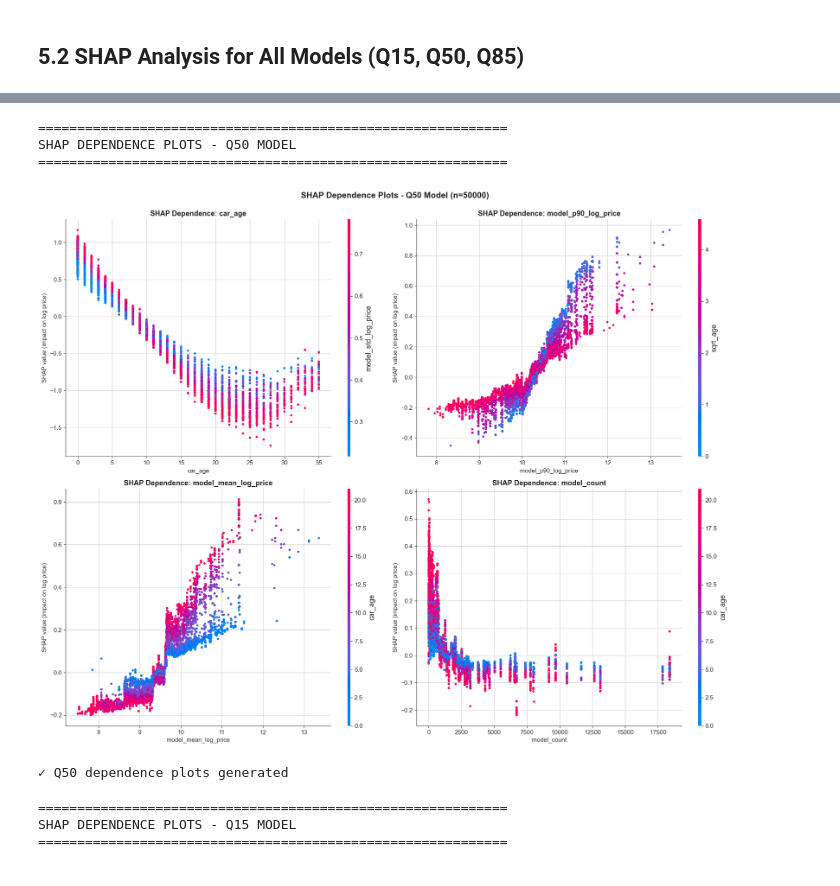
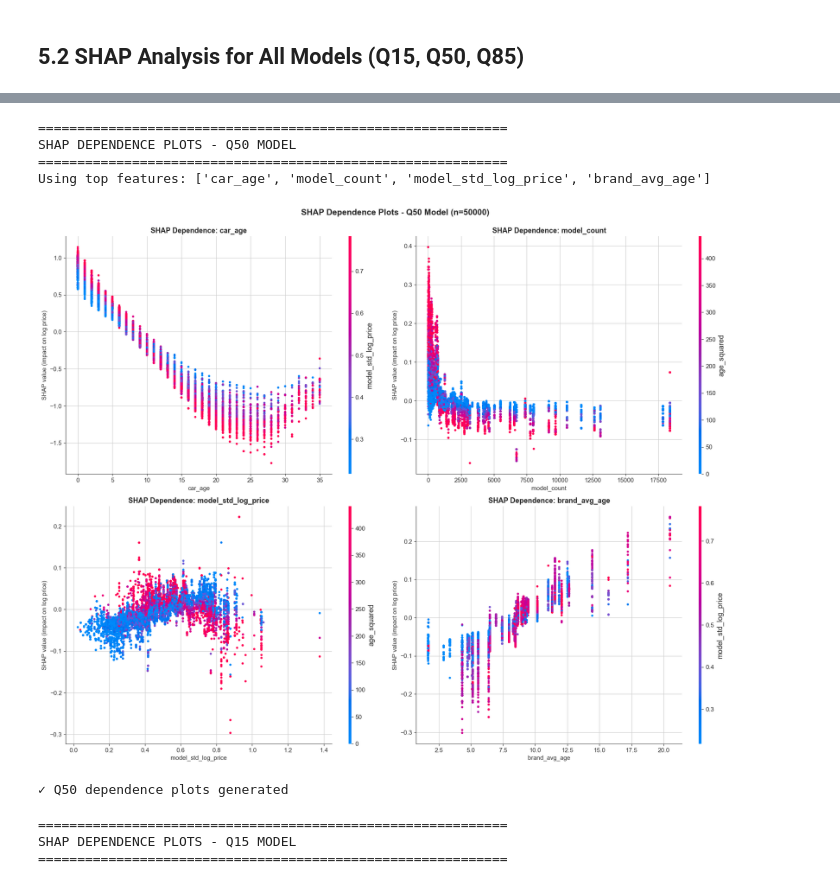
Before and after one commit to brunothefirst/car_price_prediction, a Jupyter notebook: notebooks/06_lean_model_training.ipynb, the cells around one changed output, grey strips where cells are left out. Drawn from its saved outputs; the diff is of its cells as text; code cells hidden in the pictures.

```diff
--- a/notebooks/06_lean_model_training.ipynb
+++ b/notebooks/06_lean_model_training.ipynb
@@ -184,7 +184,7 @@ print("Fitting CarPriceFeatureEngineer on training data...")
 # model_onehot=True  → model converted to OHE dummy columns
 feature_engineer = CarPriceFeatureEngineer(
     current_year=2025,
-    brand_onehot=True,
+    brand_onehot=False,
     model_onehot=False,
 )
 
@@ -345,7 +345,7 @@ lean_features = [
     'model_p75_log_price',
     'model_p90_log_price',
     'model_iqr_log_price',
-] + brand_features
+] #+ brand_features # we do not want to add the one hot encoding vars in the lean model, we expect better performance without
 
 # Check which features are available
 available_features = [f for f in lean_features if f in df_train_full.columns ]
@@ -746,6 +722,17 @@ Calculating SHAP values for Q85 model...
 print("=" * 60)
 print("SHAP DEPENDENCE PLOTS - Q85 MODEL")
 print("=" * 60)
+
+# Ensure top_features exists (use prior feature-importance output when available)
+if 'top_features' not in globals():
+    if 'top_20' in globals() and hasattr(top_20, 'columns') and 'feature' in top_20.columns:
+        top_features = top_20['feature'].head(4).tolist()
+    else:
+        mean_abs_shap = np.abs(shap_values_q85).mean(axis=0)
+        top_idx = np.argsort(mean_abs_shap)[::-1][:4]
+        top_features = X_test_sample.columns[top_idx].tolist()
+
+print(f"Using top features: {top_features}")
 
 fig, axes = plt.subplots(2, 2, figsize=(18, 14))
 axes = axes.ravel()
@@ -780,34 +768,43 @@ SHAP DEPENDENCE PLOTS - Q85 MODEL
 print("=" * 60)
 print("SHAP DEPENDENCE PLOTS - Q50 MODEL")
 print("=" * 60)
+
+# Ensure top_features exists if this cell is run independently
+if 'top_features' not in globals():
+    mean_abs_shap_q50 = np.abs(shap_values_q50).mean(axis=0)
+    top_features_idx = np.argsort(mean_abs_shap_q50)[-4:][::-1]
+    top_features = [X_test_sample.columns[i] for i in top_features_idx]
+
+print(f"Using top features: {top_features}")
 
 fig, axes = plt.subplots(2, 2, figsize=(18, 14))
 axes = axes.ravel()
 
 for idx, feature in enumerate(top_features):
     plt.sca(axes[idx])
     shap.dependence_plot(
         feature,
         shap_values_q50,
         X_test_sample,
         show=False,
         ax=axes[idx]
     )
     axes[idx].set_title(f'SHAP Dependence: {feature}', fontsize=13, fontweight='bold')
     axes[idx].set_xlabel(feature, fontsize=11)
     axes[idx].set_ylabel('SHAP value (impact on log price)', fontsize=11)
 
 plt.suptitle(f'SHAP Dependence Plots - Q50 Model (n={sample_size})',
              fontsize=15, fontweight='bold', y=0.998)
 plt.tight_layout()
 plt.show()
 
 print("\n✓ Q50 dependence plots generated")
 # %% [output]
 ============================================================
 SHAP DEPENDENCE PLOTS - Q50 MODEL
 ============================================================
+Using top features: ['car_age', 'model_count', 'model_std_log_price', 'brand_avg_age']
-[figure, old version]
+[figure, new version]
 ✓ Q50 dependence plots generated
 # %%
 # %% SHAP Dependence Plots - Q15 Model
```
Also changed, not shown: parts of 43 cells of this notebook.
